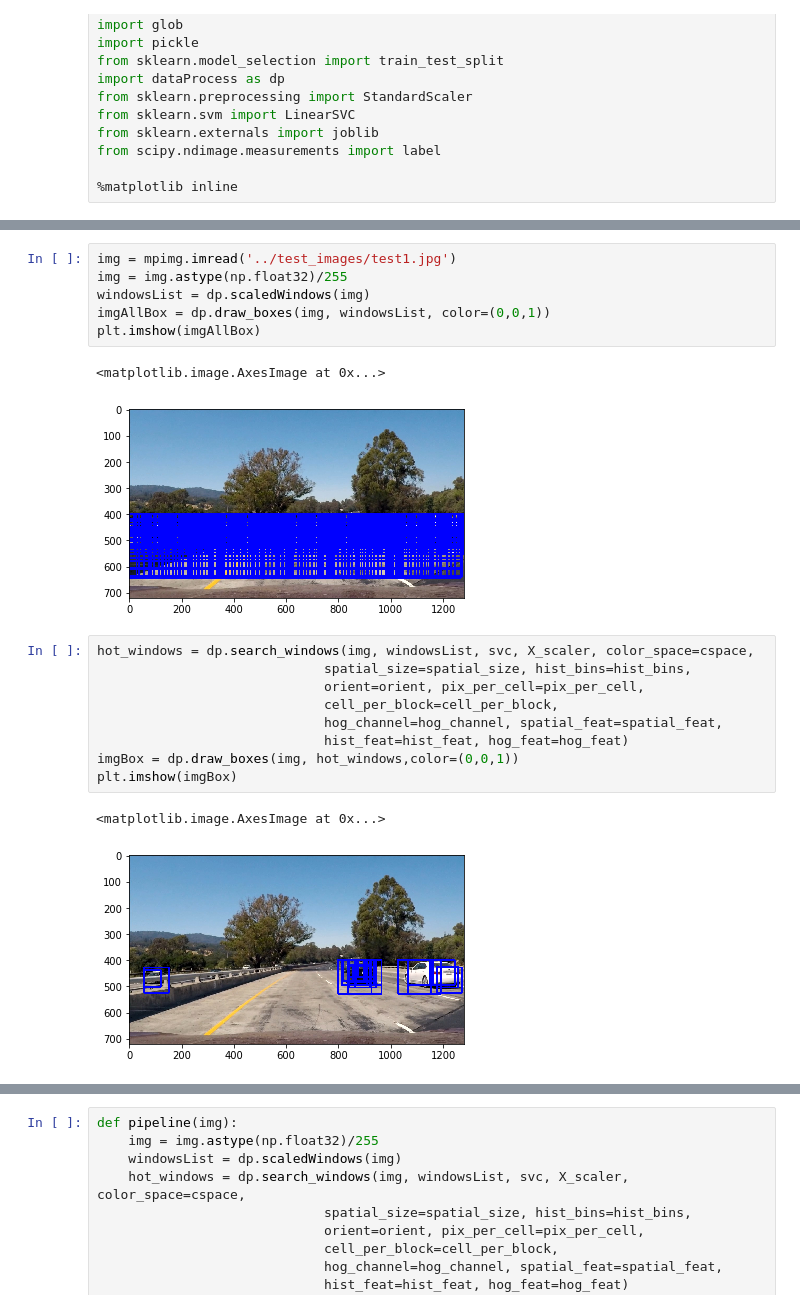
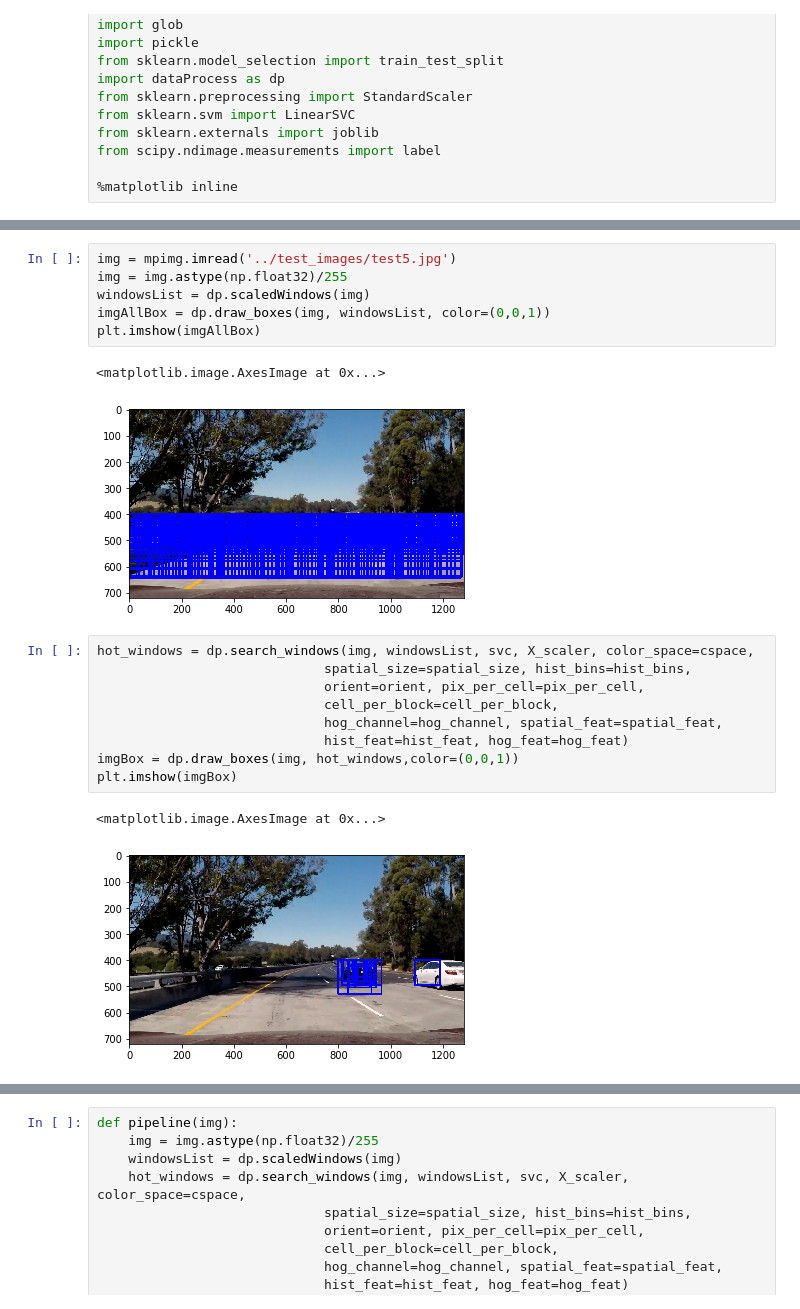
Before and after one commit to miaoyanlearningcode/CarND-Vehicle-Detection, a Jupyter notebook: code/pipeline.ipynb, the cells around one changed output, grey strips where cells are left out. Drawn from its saved outputs; the diff is of its cells as text.

```diff
--- a/code/pipeline.ipynb
+++ b/code/pipeline.ipynb
@@ -36,12 +36,12 @@ print(parameter)
 # %%
-img = mpimg.imread('../test_images/test1.jpg')
+img = mpimg.imread('../test_images/test5.jpg')
 img = img.astype(np.float32)/255
 windowsList = dp.scaledWindows(img)
 imgAllBox = dp.draw_boxes(img, windowsList, color=(0,0,1))
 plt.imshow(imgAllBox)
 # %% [output]
 <matplotlib.image.AxesImage at 0x...>
-[figure, old version]
+[figure, new version]
 # %%
 hot_windows = dp.search_windows(img, windowsList, svc, X_scaler, color_space=cspace,
                              spatial_size=spatial_size, hist_bins=hist_bins,
@@ -53,7 +53,7 @@ imgBox = dp.draw_boxes(img, hot_windows,color=(0,0,1))
 plt.imshow(imgBox)
 # %% [output]
 <matplotlib.image.AxesImage at 0x...>
-[figure, old version]
+[figure, new version]
 # %%
 heat = np.zeros_like(img[:,:,0]).astype(np.float)
 heat = dp.add_heat(heat,hot_windows)
```
Also changed, not shown: parts of 2 cells of this notebook, 1 other file.
